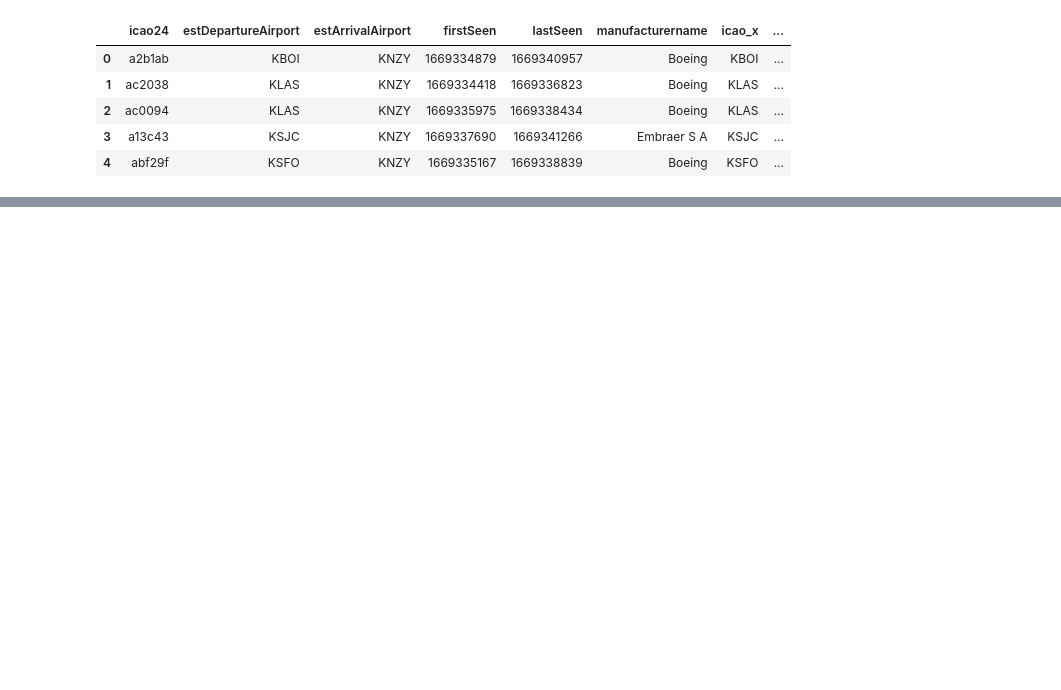
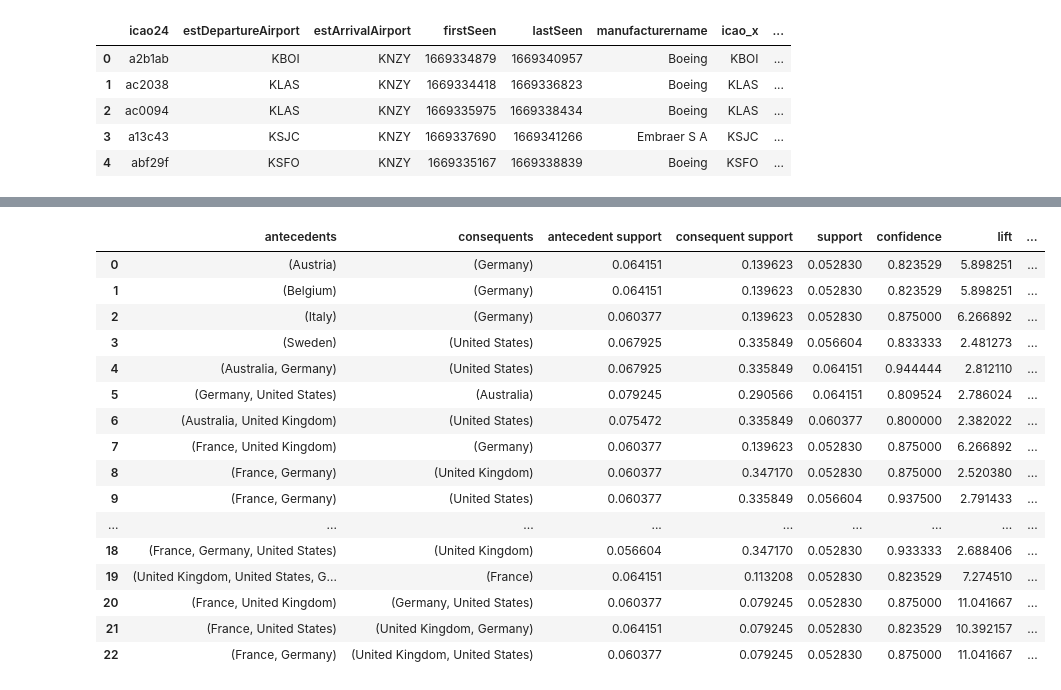
Before and after one commit to adityar22/rekdat-flight_daa, a Jupyter notebook: flightData.ipynb, the cells around one changed output, grey strips where cells are left out. Saved outputs shown, nothing was run; the diff lists cells and outputs as text; code cells hidden in the pictures; blank space fills up the shorter version.

```diff
--- a/flightData.ipynb
+++ b/flightData.ipynb
@@ -483,0 +372,2 @@ res2
+# %%
+df_filter = df_table.apply(lambda s: s.dropna().reset_index(drop=True), axis=1)
@@ -483,0 +397,4 @@ res2
+# %%
+for i in range (265):
+    currentList = [item for item in dflist[i] if(not(pd.isnull(item))==True)]
+    cleanedList.append(currentList)
@@ -483,0 +421,2 @@ res2
+# %%
+cleanedList2 = [[]for _ in range(265)]
@@ -483,0 +470,5 @@ res2
+# %%
+from mlxtend.frequent_patterns import apriori
+
+frequent_itemsets = apriori(df_try, min_support=0.05, use_colnames=True)
+frequent_itemsets
@@ -483,0 +493,22 @@ res2
+# %%
+from mlxtend.frequent_patterns import association_rules
+res = association_rules(frequent_itemsets, metric="confidence")
+res
+# %% [output]
+|  | antecedents | consequents | antecedent support | consequent support | support | confidence | lift | ... |
+| 0 | (Austria) | (Germany) | 0.064151 | 0.139623 | 0.052830 | 0.823529 | 5.898251 | ... |
+| 1 | (Belgium) | (Germany) | 0.064151 | 0.139623 | 0.052830 | 0.823529 | 5.898251 | ... |
+| 2 | (Italy) | (Germany) | 0.060377 | 0.139623 | 0.052830 | 0.875000 | 6.266892 | ... |
+| 3 | (Sweden) | (United States) | 0.067925 | 0.335849 | 0.056604 | 0.833333 | 2.481273 | ... |
+| 4 | (Australia, Germany) | (United States) | 0.067925 | 0.335849 | 0.064151 | 0.944444 | 2.812110 | ... |
+| 5 | (Germany, United States) | (Australia) | 0.079245 | 0.290566 | 0.064151 | 0.809524 | 2.786024 | ... |
+| 6 | (Australia, United Kingdom) | (United States) | 0.075472 | 0.335849 | 0.060377 | 0.800000 | 2.382022 | ... |
+| 7 | (France, United Kingdom) | (Germany) | 0.060377 | 0.139623 | 0.052830 | 0.875000 | 6.266892 | ... |
+| 8 | (France, Germany) | (United Kingdom) | 0.060377 | 0.347170 | 0.052830 | 0.875000 | 2.520380 | ... |
+| 9 | (France, Germany) | (United States) | 0.060377 | 0.335849 | 0.056604 | 0.937500 | 2.791433 | ... |
+| ... | ... | ... | ... | ... | ... | ... | ... | ... |
+| 18 | (France, Germany, United States) | (United Kingdom) | 0.056604 | 0.347170 | 0.052830 | 0.933333 | 2.688406 | ... |
+| 19 | (United Kingdom, United States, G... | (France) | 0.064151 | 0.113208 | 0.052830 | 0.823529 | 7.274510 | ... |
+| 20 | (France, United Kingdom) | (Germany, United States) | 0.060377 | 0.079245 | 0.052830 | 0.875000 | 11.041667 | ... |
+| 21 | (France, United States) | (United Kingdom, Germany) | 0.064151 | 0.079245 | 0.052830 | 0.823529 | 10.392157 | ... |
+| 22 | (France, Germany) | (United Kingdom, United States) | 0.060377 | 0.079245 | 0.052830 | 0.875000 | 11.041667 | ... |
```
Also changed, not shown: parts of 50 cells of this notebook.
